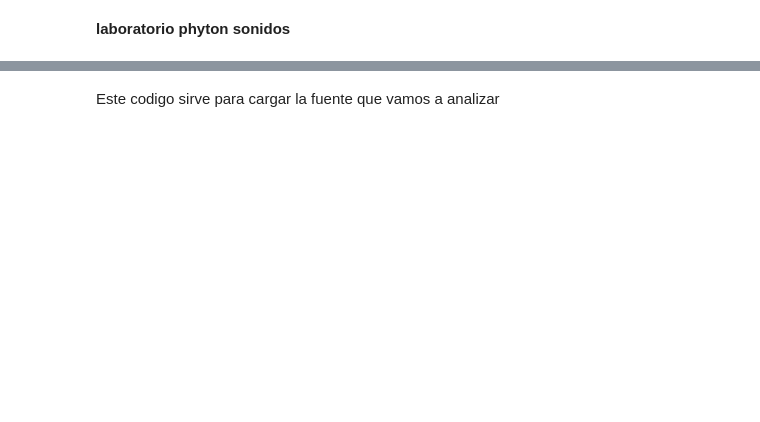
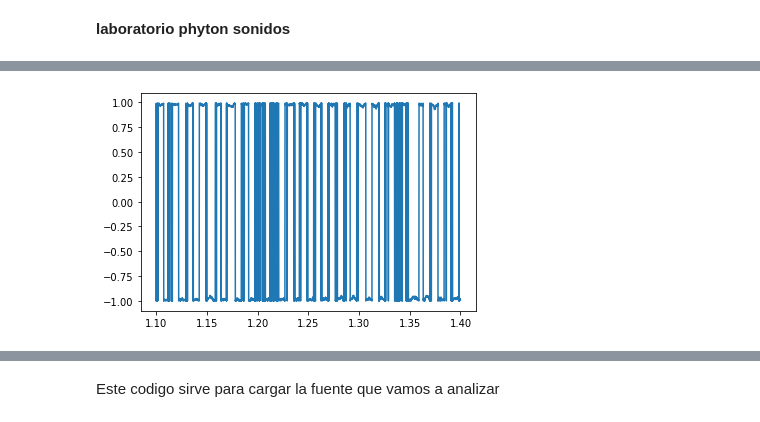
Before and after one commit to AntonioDePablo/Reto-0-acustica, a Jupyter notebook: Practica1.ipynb, the cells around one changed output, grey strips where cells are left out. Drawn from its saved outputs; the diff is of its cells as text; code cells hidden in the pictures; blank space fills up the shorter version.

```diff
--- a/Practica1.ipynb
+++ b/Practica1.ipynb
@@ -25,0 +54,3 @@ CARBY2.WAV          100%[===================>] 284.60K   222KB/s    in 1.3s
+# %%
+segment = wave.segment(start=1.1, duration=0.3)
+segment.make_audio()
@@ -25,0 +59,4 @@ CARBY2.WAV          100%[===================>] 284.60K   222KB/s    in 1.3s
+# %%
+segment.plot()
+# %% [output]
+[figure, added]
```
Also changed, not shown: parts of 6 cells of this notebook.
